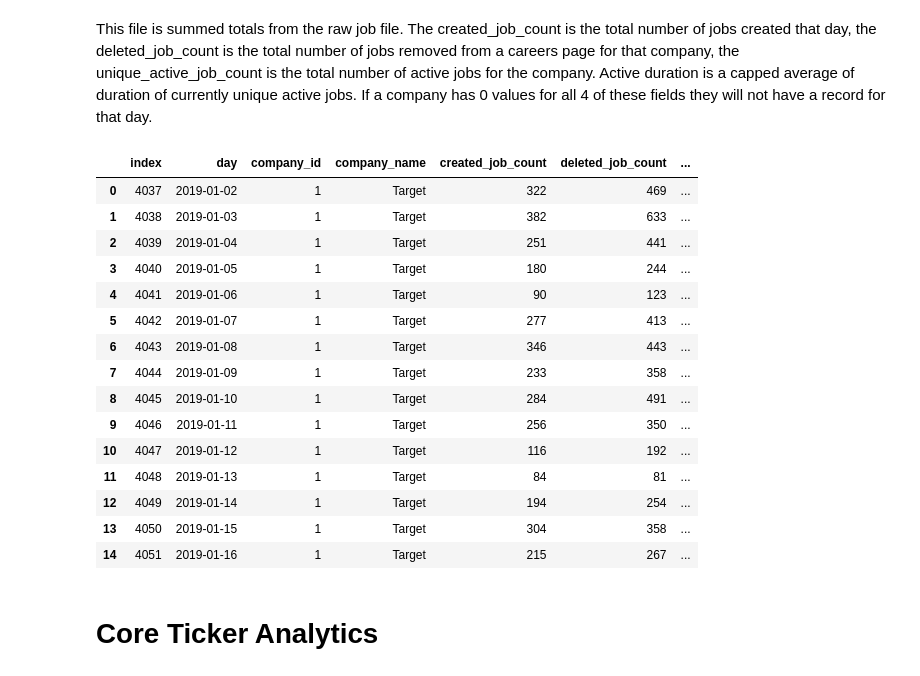
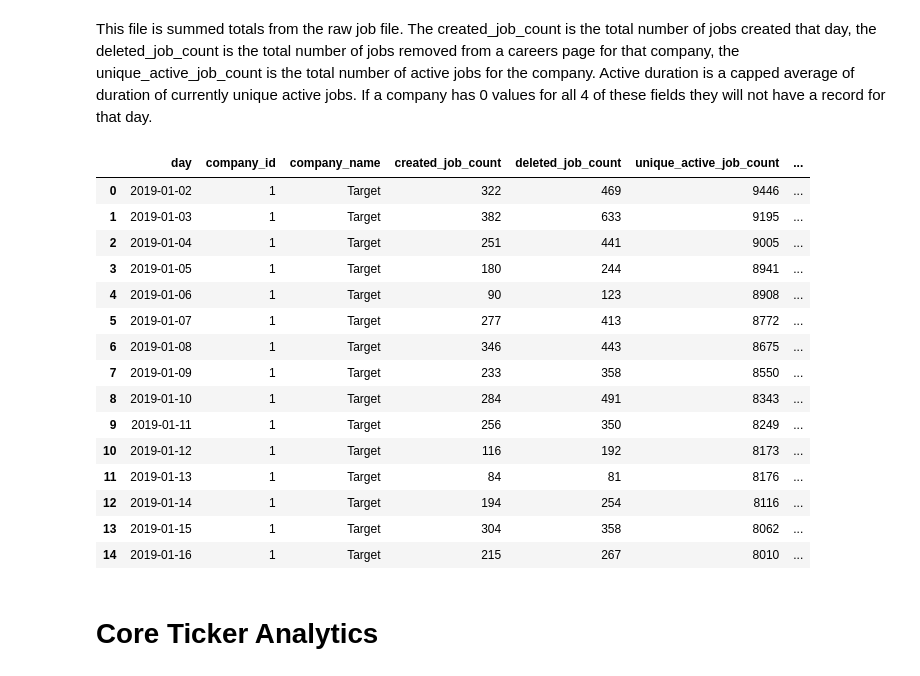
Before and after one commit to LinkUp/Job-Market-Data, a Jupyter notebook: Product Documentation/Product Onboarding.ipynb, the cells around one changed output. Saved outputs shown, nothing was run; the diff lists cells and outputs as text; code cells hidden in the pictures.

Commit message:
Update Product Onboarding.ipynb
remove index

```diff
--- a/Product Documentation/Product Onboarding.ipynb
+++ b/Product Documentation/Product Onboarding.ipynb
@@ -204,26 +204,27 @@ ScrapeLog.head(15)
 # %% [markdown]
 This file is summed totals from the raw job file. The created_job_count is the total number of jobs created that day, the deleted_job_count is the total number of jobs removed from a careers page for that company, the unique_active_job_count is the total number of active jobs for the company. Active duration is a capped average of duration of currently unique active jobs.  If a company has 0 values for all 4 of these fields they will not have a record for that day.
 # %%
-company_analytics = pd.read_csv('core_company_analytics_2020-10-28.csv.gz')
+company_analytics = pd.read_csv('core_company_analytics_2022-03-15.csv')
 company_analytics = company_analytics[company_analytics.day > '2019-01-01'].reset_index()
+company_analytics.drop(['index'], axis=1, inplace = True)
 company_analytics.head(15)
 # %% [output]
-|  | index | day | company_id | company_name | created_job_count | deleted_job_count | ... |
-| 0 | 4037 | 2019-01-02 | 1 | Target | 322 | 469 | ... |
-| 1 | 4038 | 2019-01-03 | 1 | Target | 382 | 633 | ... |
-| 2 | 4039 | 2019-01-04 | 1 | Target | 251 | 441 | ... |
-| 3 | 4040 | 2019-01-05 | 1 | Target | 180 | 244 | ... |
-| 4 | 4041 | 2019-01-06 | 1 | Target | 90 | 123 | ... |
-| 5 | 4042 | 2019-01-07 | 1 | Target | 277 | 413 | ... |
-| 6 | 4043 | 2019-01-08 | 1 | Target | 346 | 443 | ... |
-| 7 | 4044 | 2019-01-09 | 1 | Target | 233 | 358 | ... |
-| 8 | 4045 | 2019-01-10 | 1 | Target | 284 | 491 | ... |
-| 9 | 4046 | 2019-01-11 | 1 | Target | 256 | 350 | ... |
-| 10 | 4047 | 2019-01-12 | 1 | Target | 116 | 192 | ... |
-| 11 | 4048 | 2019-01-13 | 1 | Target | 84 | 81 | ... |
-| 12 | 4049 | 2019-01-14 | 1 | Target | 194 | 254 | ... |
-| 13 | 4050 | 2019-01-15 | 1 | Target | 304 | 358 | ... |
-| 14 | 4051 | 2019-01-16 | 1 | Target | 215 | 267 | ... |
+|  | day | company_id | company_name | created_job_count | deleted_job_count | unique_active_job_count | ... |
+| 0 | 2019-01-02 | 1 | Target | 322 | 469 | 9446 | ... |
+| 1 | 2019-01-03 | 1 | Target | 382 | 633 | 9195 | ... |
+| 2 | 2019-01-04 | 1 | Target | 251 | 441 | 9005 | ... |
+| 3 | 2019-01-05 | 1 | Target | 180 | 244 | 8941 | ... |
+| 4 | 2019-01-06 | 1 | Target | 90 | 123 | 8908 | ... |
+| 5 | 2019-01-07 | 1 | Target | 277 | 413 | 8772 | ... |
+| 6 | 2019-01-08 | 1 | Target | 346 | 443 | 8675 | ... |
+| 7 | 2019-01-09 | 1 | Target | 233 | 358 | 8550 | ... |
+| 8 | 2019-01-10 | 1 | Target | 284 | 491 | 8343 | ... |
+| 9 | 2019-01-11 | 1 | Target | 256 | 350 | 8249 | ... |
+| 10 | 2019-01-12 | 1 | Target | 116 | 192 | 8173 | ... |
+| 11 | 2019-01-13 | 1 | Target | 84 | 81 | 8176 | ... |
+| 12 | 2019-01-14 | 1 | Target | 194 | 254 | 8116 | ... |
+| 13 | 2019-01-15 | 1 | Target | 304 | 358 | 8062 | ... |
+| 14 | 2019-01-16 | 1 | Target | 215 | 267 | 8010 | ... |
 # %% [markdown]
 # Core Ticker Analytics
 # %% [markdown]
```
